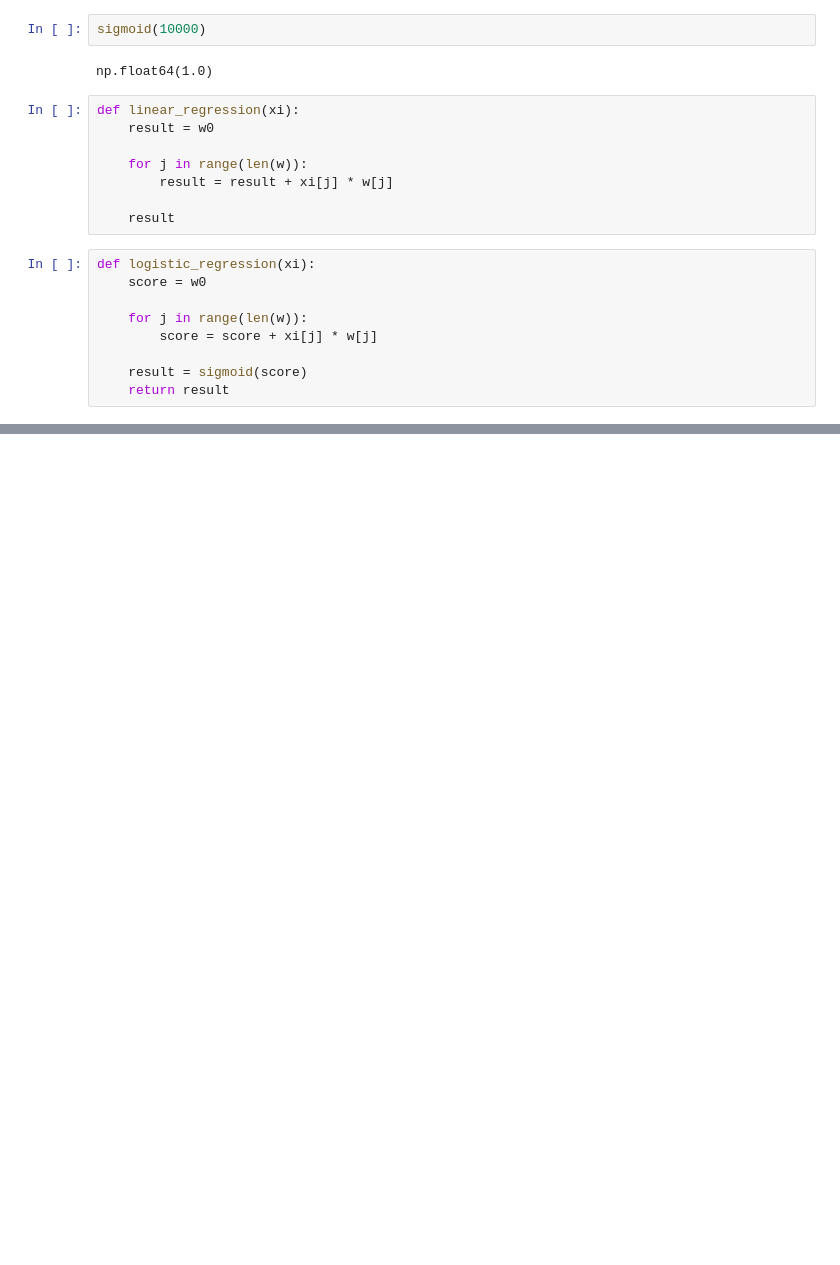
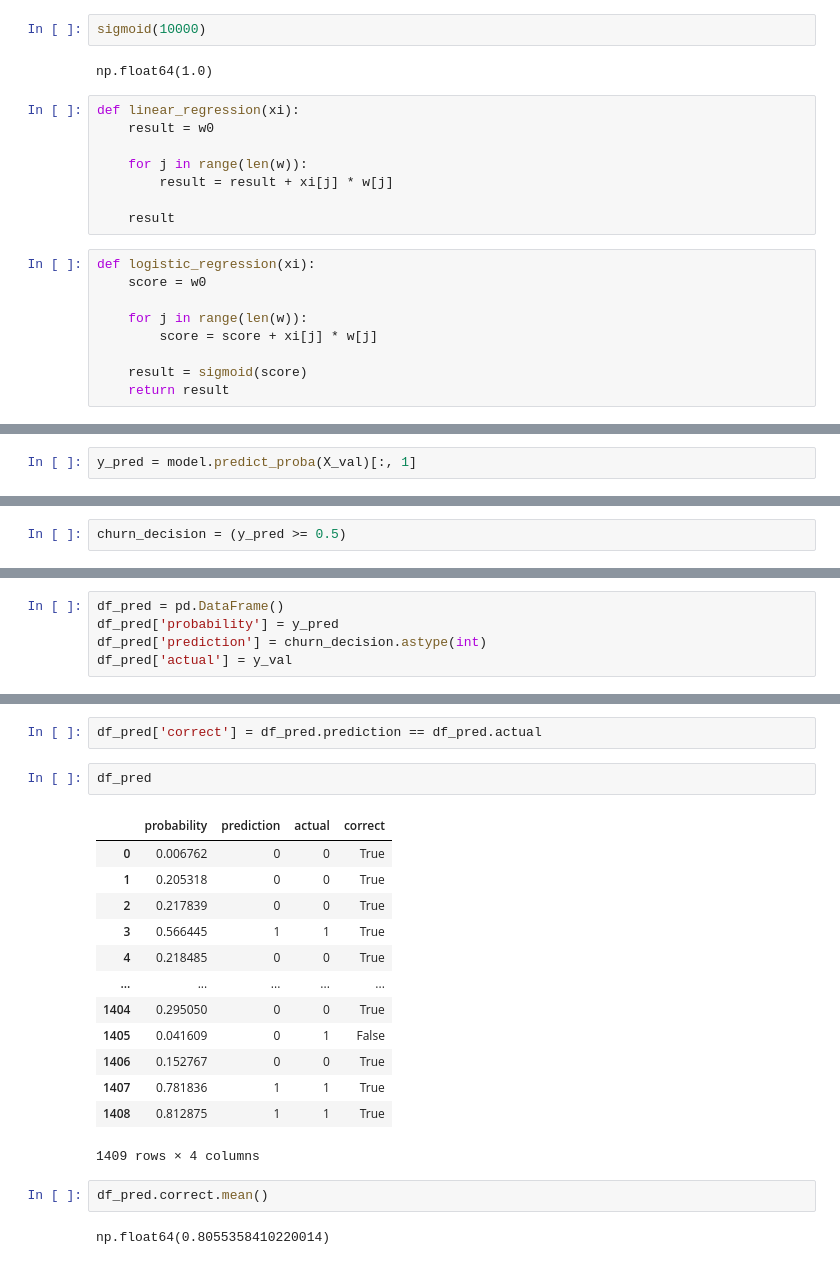
Before and after one commit to fenkhub/machine-learning-zoomcamp-homework, a Jupyter notebook: 03-Classification/01-churn-live.ipynb, the cells around one changed output, grey strips where cells are left out. Drawn from its saved outputs; the diff is of its cells as text; blank space fills up the shorter version.

Commit message:
classification - model intrepretation

```diff
--- a/03-Classification/01-churn-live.ipynb
+++ b/03-Classification/01-churn-live.ipynb
@@ -746,0 +813,2 @@ def logistic_regression(xi):
+# %%
+y_pred = model.predict_proba(X_val)[:, 1]
@@ -746,0 +819,2 @@ def logistic_regression(xi):
+# %%
+churn_decision = (y_pred >= 0.5)
@@ -746,0 +848,5 @@ def logistic_regression(xi):
+# %%
+df_pred = pd.DataFrame()
+df_pred['probability'] = y_pred
+df_pred['prediction'] = churn_decision.astype(int)
+df_pred['actual'] = y_val
@@ -746,0 +869,22 @@ def logistic_regression(xi):
+# %%
+df_pred['correct'] = df_pred.prediction == df_pred.actual
+# %%
+df_pred
+# %% [output]
+|  | probability | prediction | actual | correct |
+| 0 | 0.006762 | 0 | 0 | True |
+| 1 | 0.205318 | 0 | 0 | True |
+| 2 | 0.217839 | 0 | 0 | True |
+| 3 | 0.566445 | 1 | 1 | True |
+| 4 | 0.218485 | 0 | 0 | True |
+| ... | ... | ... | ... | ... |
+| 1404 | 0.295050 | 0 | 0 | True |
+| 1405 | 0.041609 | 0 | 1 | False |
+| 1406 | 0.152767 | 0 | 0 | True |
+| 1407 | 0.781836 | 1 | 1 | True |
+| 1408 | 0.812875 | 1 | 1 | True |
+1409 rows × 4 columns
+# %%
+df_pred.correct.mean()
+# %% [output]
+np.float64(0.8055358410220014)
```
Also changed, not shown: parts of 35 cells of this notebook.
